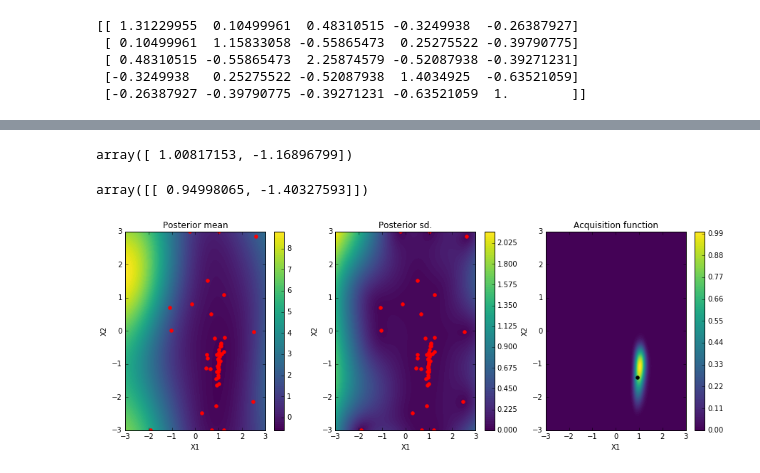
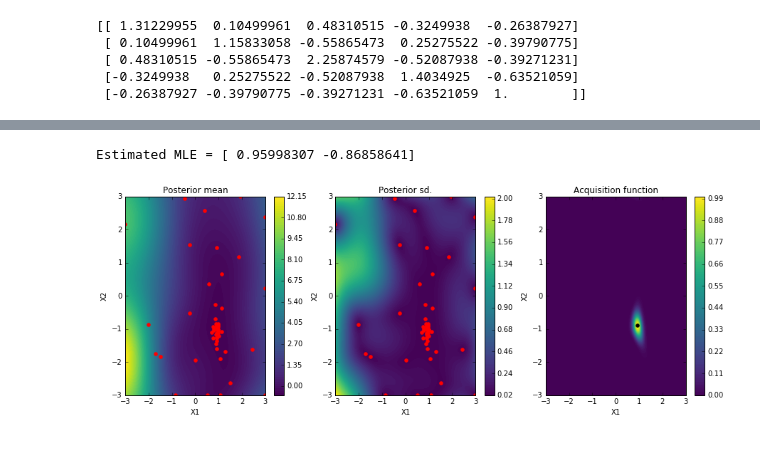
Before and after one commit to diana-hep/carl, a Jupyter notebook: examples/Inference from multi-dimensional data.ipynb, the cells around one changed output, grey strips where cells are left out. Drawn from its saved outputs; the diff is of its cells as text; code cells hidden in the pictures.

```diff
--- a/examples/Inference from multi-dimensional data.ipynb
+++ b/examples/Inference from multi-dimensional data.ipynb
@@ -112,18 +116,15 @@ def objective(theta, random_state=0):
 from GPyOpt.methods import BayesianOptimization
 solver = BayesianOptimization(vectorize(objective), [(-3, 3), (-3, 3)])
 solver.run_optimization(max_iter=50, true_gradients=False)
+# %%
+est_MLE = solver.x_opt
+print("Estimated MLE =", est_MLE)
+# %% [output]
+Estimated MLE = [ 0.95998307 -0.86858641]
 # %%
-solver.x_opt
+solver.plot_acquisition()
 # %% [output]
-array([ 1.00817153, -1.16896799])
+[figure, added]
-# %%
-solver.suggested_sample
-# %% [output]
-array([[ 0.94998065, -1.40327593]])
-# %%
-solver.plot_acquisition(filename="fig5.pdf")
-# %% [output]
-[figure, removed]
 # %%
 solver.plot_convergence()
 # %% [output]
```
Also changed, not shown: parts of 6 cells of this notebook, 1 other file.
